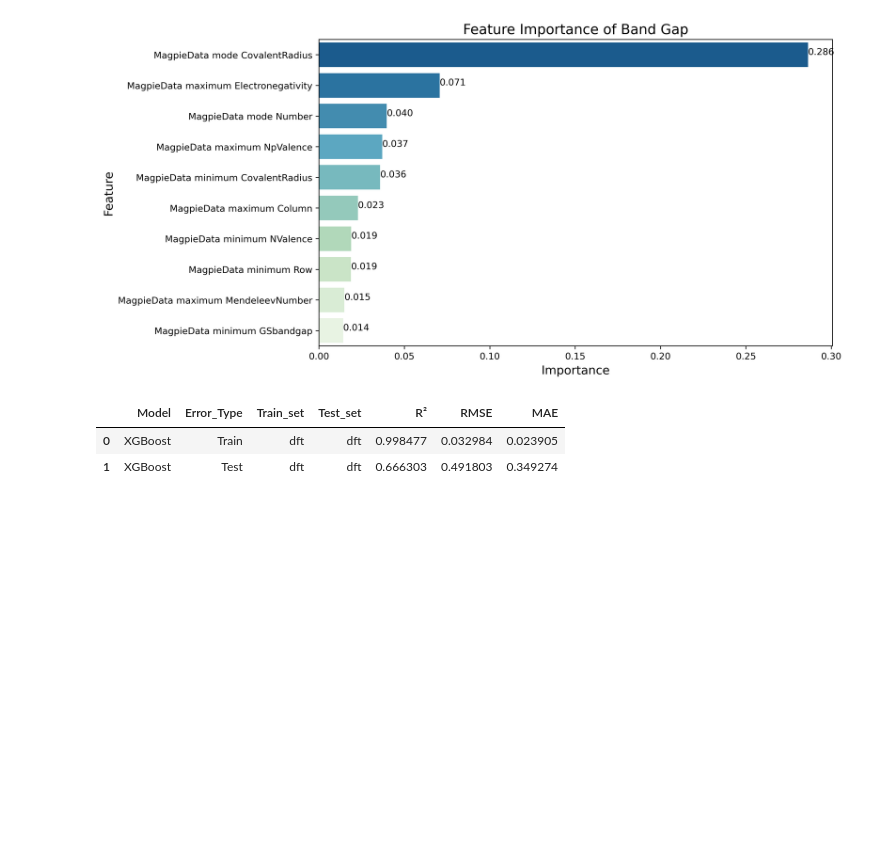
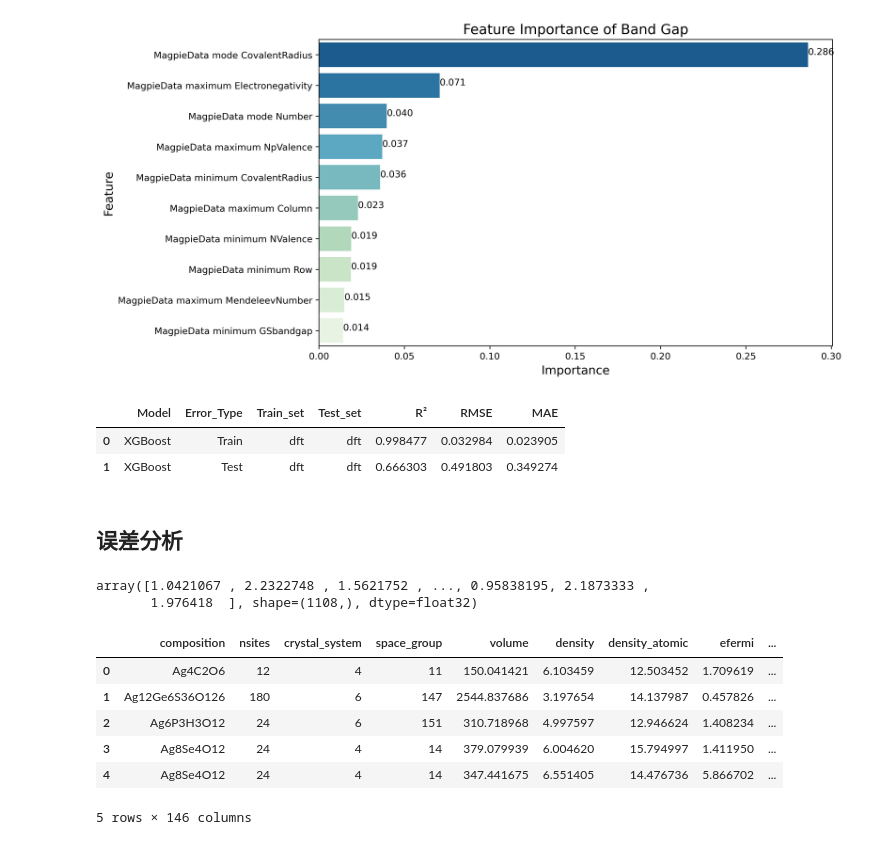
Before and after one commit to Four-Q/Bg_pre3, a Jupyter notebook: 5.1mp_plus_train.ipynb, the cells around one changed output. Drawn from its saved outputs; the diff is of its cells as text; code cells hidden in the pictures; blank space fills up the shorter version.

```diff
--- a/5.1mp_plus_train.ipynb
+++ b/5.1mp_plus_train.ipynb
@@ -133,3 +133,22 @@ model_metrics.head()
 # %%
 # Save the model metrics to a CSV file
 model_metrics.to_csv(os.path.join('./metrics', 'mp_plus_metrics.csv'), index=False)
+# %% [markdown]
+## 误差分析
+# %%
+y_pred = dft_model.predict(dft_test_X)
+y_pred
+# %% [output]
+array([1.0421067 , 2.2322748 , 1.5621752 , ..., 0.95838195, 2.1873333 ,
+       1.976418  ], shape=(1108,), dtype=float32)
+# %%
+dft_test['y_pred'] = y_pred
+dft_test.head()
+# %% [output]
+|  | composition | nsites | crystal_system | space_group | volume | density | density_atomic | efermi | ... |
+| 0 | Ag4C2O6 | 12 | 4 | 11 | 150.041421 | 6.103459 | 12.503452 | 1.709619 | ... |
+| 1 | Ag12Ge6S36O126 | 180 | 6 | 147 | 2544.837686 | 3.197654 | 14.137987 | 0.457826 | ... |
+| 2 | Ag6P3H3O12 | 24 | 6 | 151 | 310.718968 | 4.997597 | 12.946624 | 1.408234 | ... |
+| 3 | Ag8Se4O12 | 24 | 4 | 14 | 379.079939 | 6.004620 | 15.794997 | 1.411950 | ... |
+| 4 | Ag8Se4O12 | 24 | 4 | 14 | 347.441675 | 6.551405 | 14.476736 | 5.866702 | ... |
+5 rows × 146 columns
```
Also changed, not shown: parts of 4 cells of this notebook, 12 other files.
